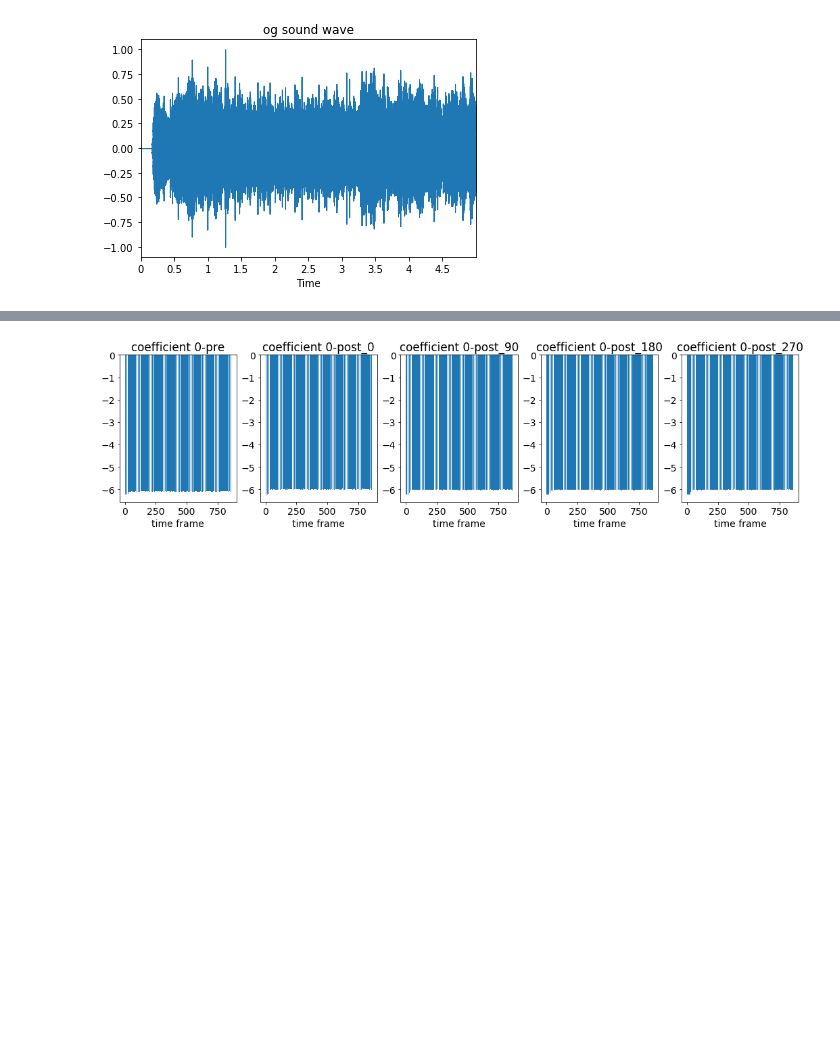
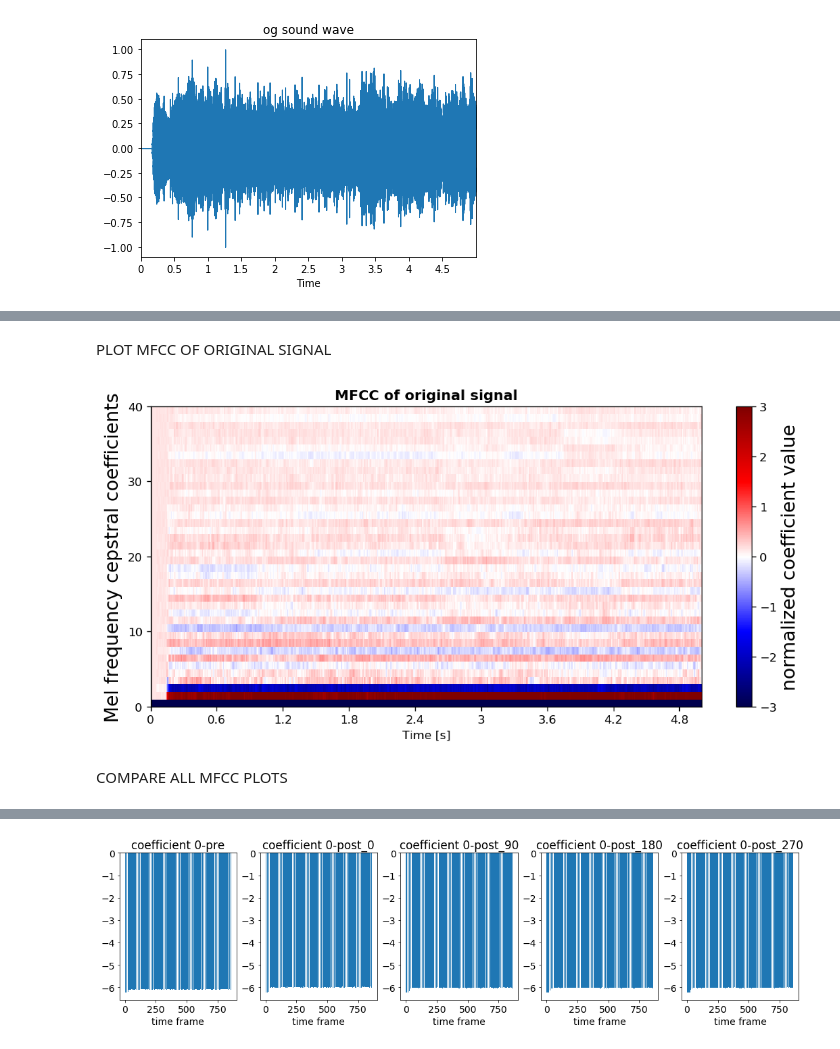
Before and after one commit to Rendsnack/Thesis-SMSL, a Jupyter notebook: Project4_NN/feature_analysis.ipynb, the cells around one changed output, grey strips where cells are left out. Cells and saved outputs as stored; diff of their text form; code cells hidden in the pictures; blank space fills up the shorter version.

```diff
--- a/Project4_NN/feature_analysis.ipynb
+++ b/Project4_NN/feature_analysis.ipynb
@@ -293 +403,20 @@ plt.rcParams.update({'font.size': 14})
+# %% [markdown]
+PLOT MFCC OF ORIGINAL SIGNAL
+# %%
+c_min = -3
+c_max = 3
+plt.figure(figsize=(9, 4.5),dpi=120)
+librosa.display.specshow(mfcc_pre, x_axis='time', sr=44100, hop_length=256,vmin=c_min,vmax=c_max, cmap='seismic')#, y_axis='mel')
+cb = plt.colorbar()
+cb.set_label(label='normalized coefficient value',fontsize=16)# cbar.set_label('MFCCs')
+plt.title('MFCC of original signal',weight='bold')
+plt.xlabel('Time [s]')
+plt.ylabel('Mel frequency cepstral coefficients',fontsize=16)
+plt.yticks([0,  10.,  20.,  30. , 40. ], [0, 10, 20, 30, 40])
+plt.tight_layout()
+# plt.savefig(f'D:/Users/MC/Documents/UNI/MASTER/thesis/MFCC_FEATURES2/comparing_pre_post/{"r_" if isReverse else ""}mfcc_specs_diff_dir_seismic_og.png')
+# %% [output]
+[figure, added]
+# %% [markdown]
+COMPARE ALL MFCC PLOTS
 # %%
```
Also changed, not shown: parts of 59 cells of this notebook, 1 other file.
